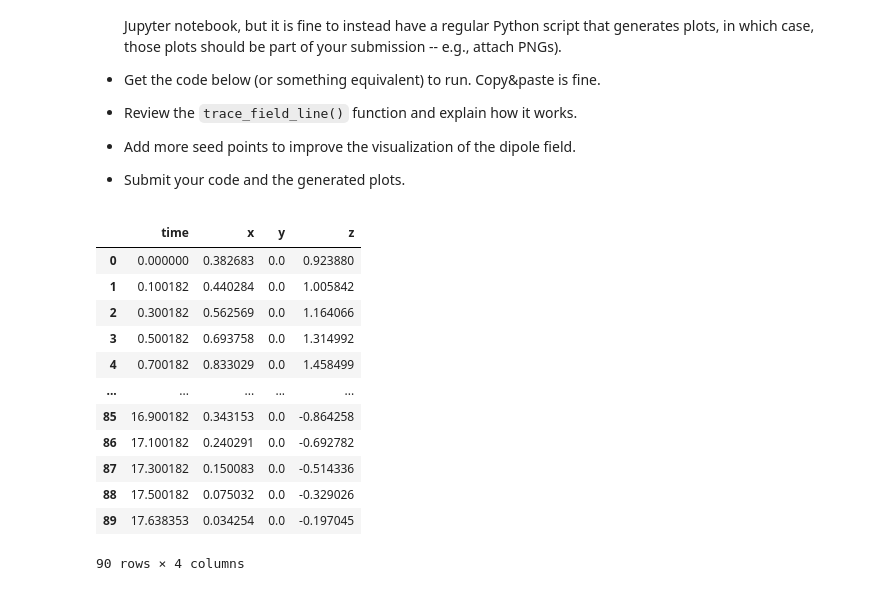
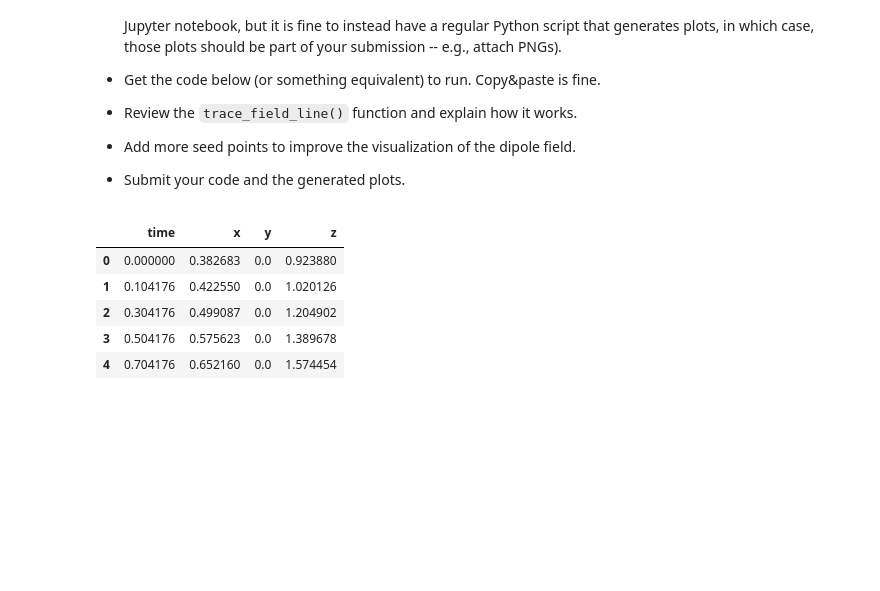
Before and after one commit to Astech34/PHYS942, a Jupyter notebook: field_line_tracing.ipynb, the cells around one changed output. Drawn from its saved outputs; the diff is of its cells as text; code cells hidden in the pictures; blank space fills up the shorter version.

```diff
--- a/field_line_tracing.ipynb
+++ b/field_line_tracing.ipynb
@@ -36,6 +36,32 @@ def B_dipole(t, x):
     m = np.array([0., 0., 1.])  # magnetic moment
     # dipole field formula
     return 3*x*np.dot(x, m) / np.linalg.norm(x)**5 - m / np.linalg.norm(x)**3
+
+
+# Integrand of Biot Savart for Ring centered at 0, 0, 0
+def ring_integrand(theta, x, R):
+    # dl hat = theta hat = -sin(theta)x^hat + cos(theta)y^hat
+    dl_hat = np.array([-np.sin(theta), np.cos(theta), 0])
+    l_vec = np.array([R*np.cos(theta), R*np.sin(theta), 0])
+
+    return np.cross(dl_hat, (l_vec-x)) / (np.linalg.norm(l_vec - x) ** 3)
+
+def B_circle_current(t, x):
+    R = 0.1
+    I = 1
+
+    x0, y0, z0 = x[0], x[1], x[2]
+
+    result, error = scipy.integrate.quad_vec(lambda theta: ring_integrand(theta, x, R), 0, 2*np.pi)
+
+    return I/(4*np.pi)* result
+
+    # Ring is on xy plane
+
+def B_monopole(t, x):
+    r = np.linalg.norm(x)
+
+    return 1/(r**3) * x
 # %%
 def trace_field_line(r0, get_B, r_min=0.5, r_max=10.0):
     """Trace a magnetic field line starting at position r0 in the field
@@ -82,25 +108,18 @@ def trace_field_lines(seeds, B_func, integrate_kwargs):
 
 theta = np.pi / 8
 seeds = [np.array([np.cos(phi)*np.sin(theta), np.sin(phi)*np.sin(theta), np.cos(theta)])
-        for phi in np.linspace(0., 2.*np.pi, 10, endpoint=False)]
+        for phi in np.linspace(0., 2.*np.pi, 100, endpoint=False)]
 
-dfs = trace_field_lines(seeds, B_dipole, integrate_kwargs={"r_min": 0.2, "r_max": 10.0})
+dfs = trace_field_lines(seeds, B_monopole, integrate_kwargs={"r_min": 0.2, "r_max": 10.0})
 # %%
-dfs[0]  # show the first traced field line as an example of what a numerically traced field line looks like
+dfs[0][:5]  # show the first traced field line as an example of what a numerically traced field line looks like
 # %% [output]
 |  | time | x | y | z |
 | 0 | 0.000000 | 0.382683 | 0.0 | 0.923880 |
-| 1 | 0.100182 | 0.440284 | 0.0 | 1.005842 |
-| 2 | 0.300182 | 0.562569 | 0.0 | 1.164066 |
-| 3 | 0.500182 | 0.693758 | 0.0 | 1.314992 |
-| 4 | 0.700182 | 0.833029 | 0.0 | 1.458499 |
-| ... | ... | ... | ... | ... |
-| 85 | 16.900182 | 0.343153 | 0.0 | -0.864258 |
-| 86 | 17.100182 | 0.240291 | 0.0 | -0.692782 |
-| 87 | 17.300182 | 0.150083 | 0.0 | -0.514336 |
-| 88 | 17.500182 | 0.075032 | 0.0 | -0.329026 |
-| 89 | 17.638353 | 0.034254 | 0.0 | -0.197045 |
+| 1 | 0.104176 | 0.422550 | 0.0 | 1.020126 |
+| 2 | 0.304176 | 0.499087 | 0.0 | 1.204902 |
+| 3 | 0.504176 | 0.575623 | 0.0 | 1.389678 |
+| 4 | 0.704176 | 0.652160 | 0.0 | 1.574454 |
-90 rows × 4 columns
 # %%
 # Here are helpers to use pyvista to visualize the traced field lines
 # If you don't have / don't like pyvista, you can use matplotlib or whatever you prefer (see also below)
```
Also changed, not shown: parts of 3 cells of this notebook.
